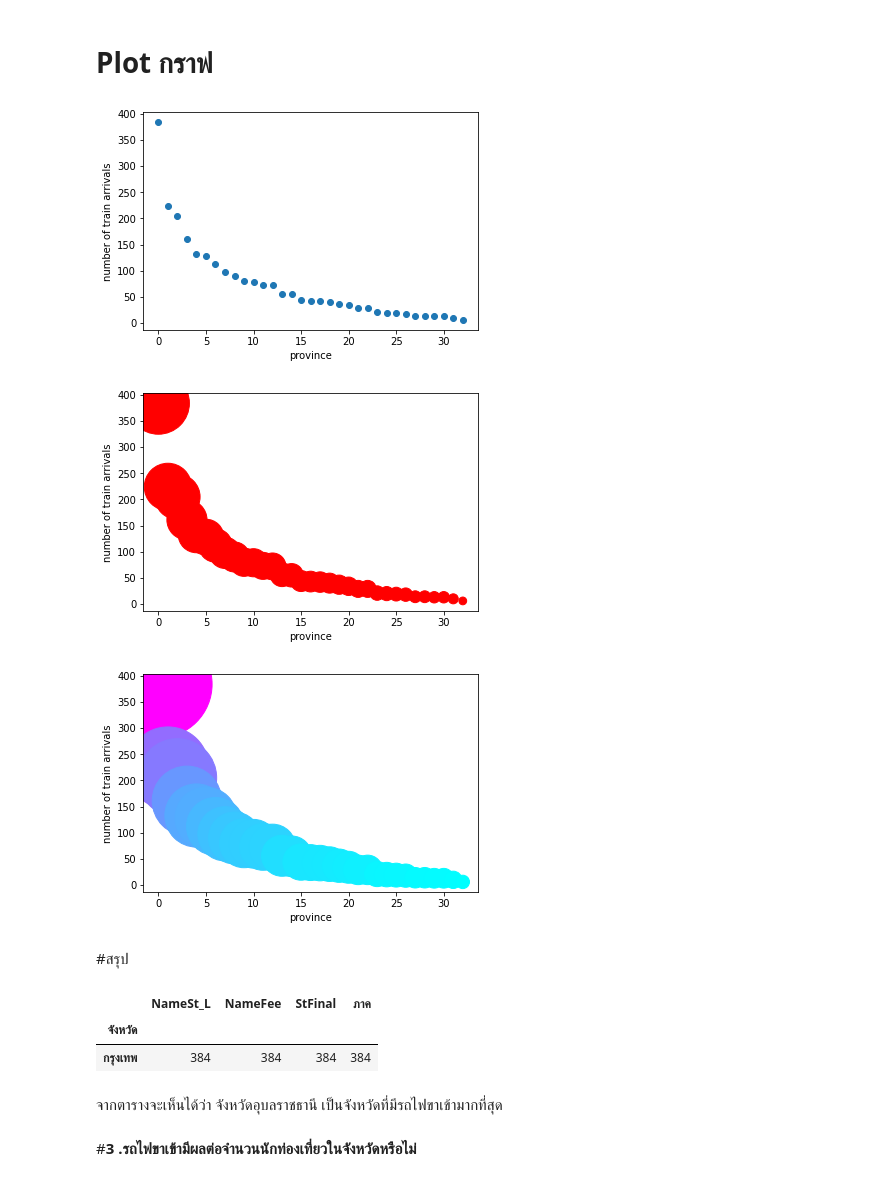
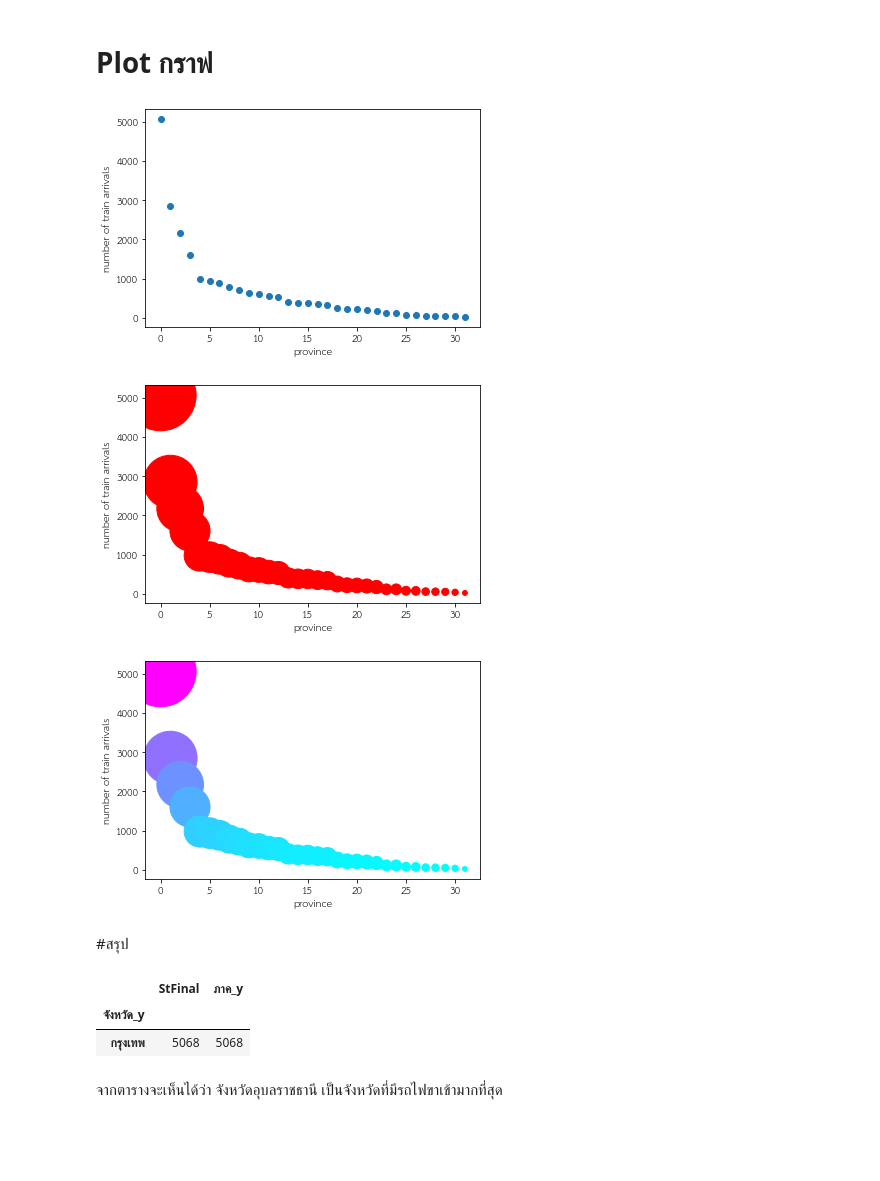
Before and after one commit to Benza1611/DWDM21, a Jupyter notebook: Project_ล่าสุด.ipynb, the cells around one changed output. Drawn from its saved outputs; the diff is of its cells as text; code cells hidden in the pictures; blank space fills up the shorter version.

```diff
--- a/Project_ล่าสุด.ipynb
+++ b/Project_ล่าสุด.ipynb
@@ -99,7 +99,7 @@ data_location ##เรียกดูข้อมูลชื่อตำบล
 
 https://mots.go.th/more_news_new.php?cid=594
 # %%
-data_tourist = pd.read_csv(os.path.join(path,'สถานการณ์การท่องเที่ยวในประเทศ รายจังหวัด ปี 2563.csv')) ## นำเข้าข้อมูลสถานการณ์การท่องเที่ยวในประเทศ รายจังหวัด ปี 2563
+data_tourist = pd.read_csv(os.path.join(path,'สถานการณ์การท่องเที่ยวในประเทศ-รายจังหวัด-ปี-2563.csv')) ## นำเข้าข้อมูลสถานการณ์การท่องเที่ยวในประเทศ รายจังหวัด ปี 2563
 data_tourist ##เรียกดูข้อมูล
 # %% [output]
 |  | ภาค | จังหวัด | จำนวนผู้เยี่ยมเยือนทั้งหมด (คน) |
@@ -592,6 +859,3 @@ class                              False
 ภาค                                False
 จำนวนผู้เยี่ยมเยือนทั้งหมด (คน)    False
 dtype: bool
-# %%
-table_l3 = table_l3.dropna()
-table_l3
@@ -1013,3 +1357,2 @@ plt.scatter(model.cluster_centers_[:,0] ,model.cluster_centers_[:,1] ,c='black',
 # %%
-data = merged_5_tables[['จังหวัด','NameSt_L','NameFee','StFinal','ภาค']] ##เลือกคอลัมน์ที่ต้องการ
-data ##แสดงข้อมูลของตารางที่เลือก
+data = table_mix[['จังหวัด_y','StFinal','ภาค_y']] ##เลือกคอลัมน์ที่ต้องการ
@@ -1030,4 +1359,4 @@ data ##แสดงข้อมูลของตารางที่เลื
 # %%
-Top_Prov = data.groupby('จังหวัด').count().sort_values(by=['StFinal'],ascending=False) ##นำข้อมูล จังหวัด จากตาราง Data โดยพิจารณาจาก StFinal
-Top_Prov  ##เรียกดูตารางz
+Top_Prov = data.groupby('จังหวัด_y').count().sort_values(by=['StFinal'],ascending=False) ##นำข้อมูล จังหวัด จากตาราง Data โดยพิจารณาจาก StFinal
+Top_Prov ##เรียกดูตาราง
 # %% [output]
@@ -1082,28 +1411,26 @@ plt.scatter(range(len(Top_Prov.iloc[-33:,1])),Top_Prov.iloc[-33:,1]) ## Plot ก
 plt.xlabel('province'); ##ใส่ชื่อแกน X
 plt.ylabel('number of train arrivals'); ##ใส่ชื่อแกน Y
 # %% [output]
-[figure, old version]
+[figure, new version]
 # %%
-plt.scatter(range(len(Top_Prov.iloc[-33:,1])),Top_Prov.iloc[-33:,1],s=10*Top_Prov.iloc[-33:,1],c=['r'])  ## Plot กราฟ โดยขนาดของจุด*แปรผันตรงกับขนาดของข้อมูล
+plt.scatter(range(len(Top_Prov.iloc[-33:,1])),Top_Prov.iloc[-33:,1],s=1*Top_Prov.iloc[-33:,1],c=['r'])  ## Plot กราฟ โดยขนาดของจุด*แปรผันตรงกับขนาดของข้อมูล
 plt.xlabel('province'); ##ใส่ชื่อแกน X
 plt.ylabel('number of train arrivals'); ##ใส่ชื่อแกน Y
 # %% [output]
-[figure, old version]
+[figure, new version]
 # %%
-plt.scatter(range(len(Top_Prov.iloc[-33:,1])),Top_Prov.iloc[-33:,1],s=30*Top_Prov.iloc[-33:,1],c=0.5*Top_Prov.iloc[-33:,1],cmap='cool')  ## Plot กราฟ โดยเปลี่ยนสีจุดตามข้อมูล
+plt.scatter(range(len(Top_Prov.iloc[-33:,1])),Top_Prov.iloc[-33:,1],s=1*Top_Prov.iloc[-33:,1],c=0.5*Top_Prov.iloc[-33:,1],cmap='cool')  ## Plot กราฟ โดยเปลี่ยนสีจุดตามข้อมูล
 plt.xlabel('province'); ##กำหนดชื่อในแกน x
 plt.ylabel('number of train arrivals'); ##กำหนดชื่อในแกน y
 # %% [output]
-[figure, old version]
+[figure, new version]
 # %% [markdown]
 #สรุป
 # %%
 Top_Prov.iloc[-33:1,]
 # %% [output]
-|  | NameSt_L | NameFee | StFinal | ภาค |
-| จังหวัด |  |  |  |  |
-| กรุงเทพ | 384 | 384 | 384 | 384 |
+|  | StFinal | ภาค_y |
+| จังหวัด_y |  |  |
+| กรุงเทพ | 5068 | 5068 |
 # %% [markdown]
 จากตารางจะเห็นได้ว่า จังหวัดอุบลราชธานี เป็นจังหวัดที่มีรถไฟขาเข้ามากที่สุด
-# %% [markdown]
-#**3 .รถไฟขาเข้ามีผลต่อจำนวนนักท่องเที่ยวในจังหวัดหรือไม่**
```
Also changed, not shown: parts of 139 cells of this notebook.
